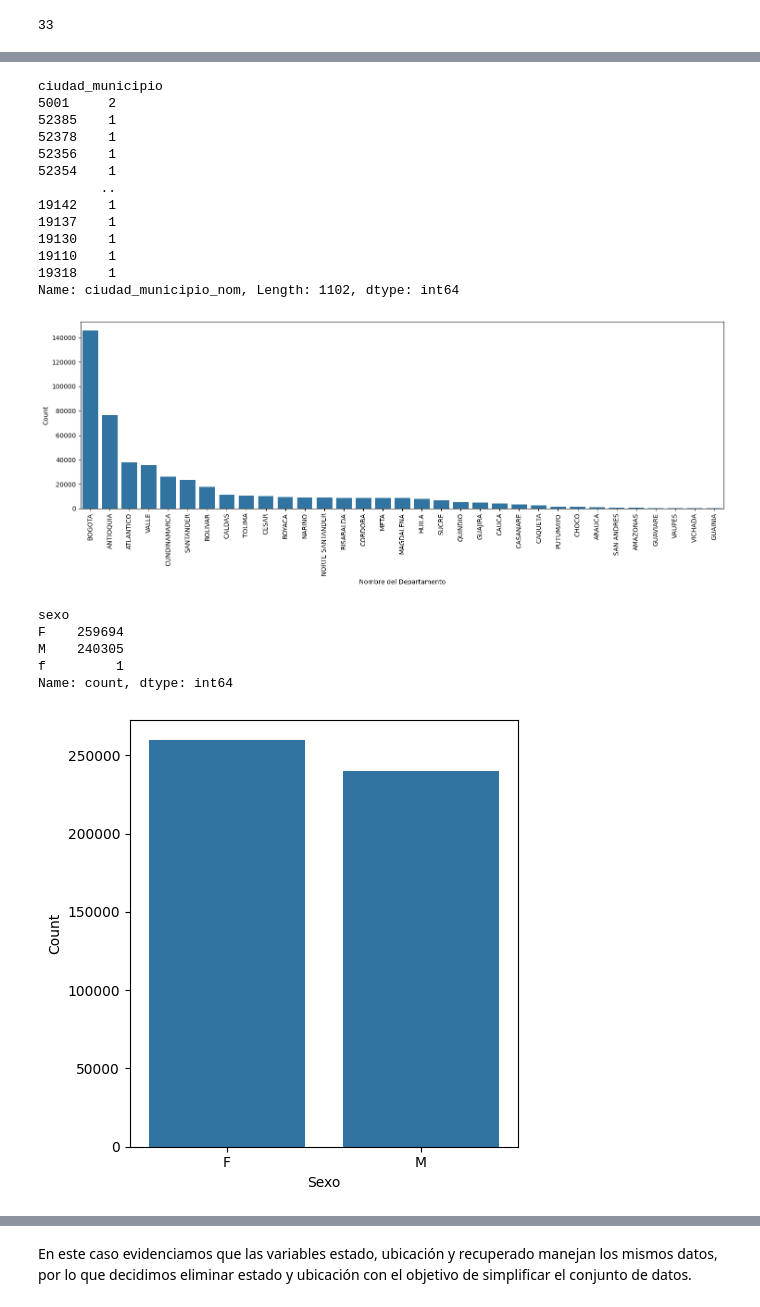
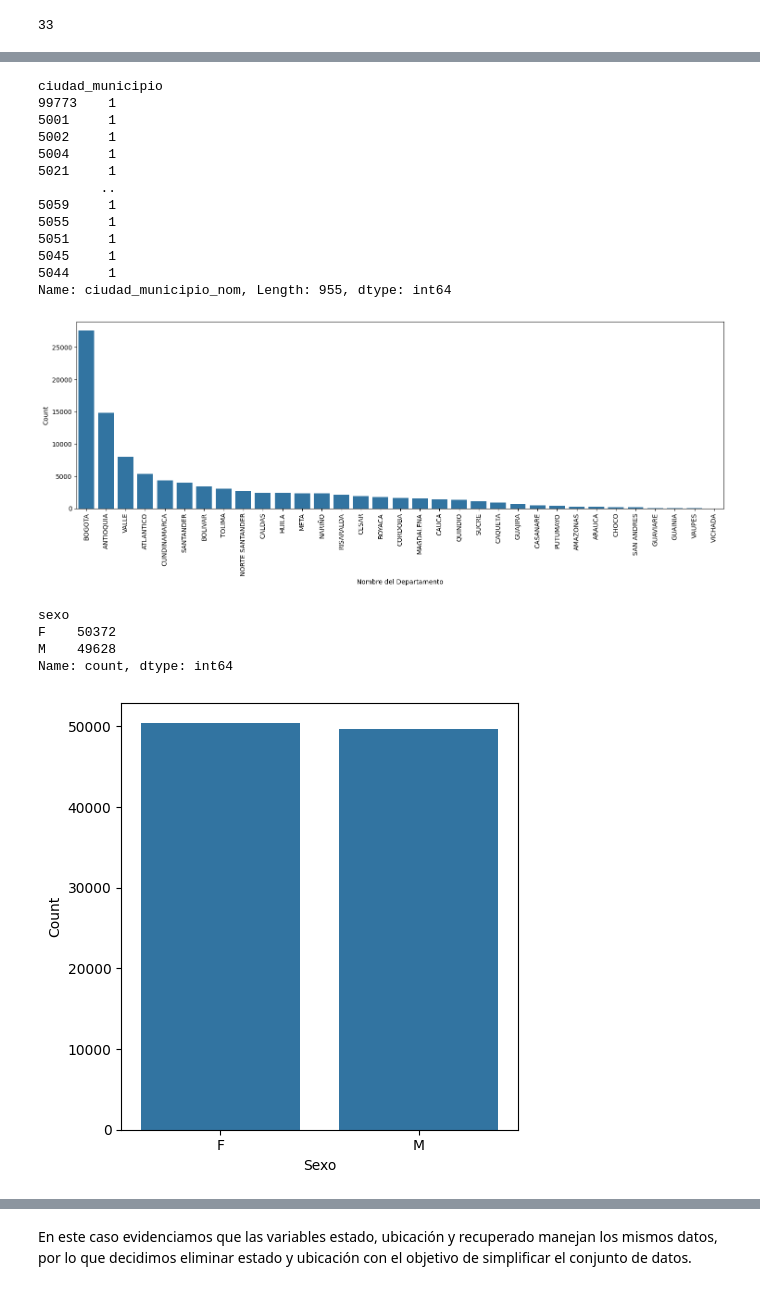
Before and after one commit to 4GeeksAcademy/remelop_Machine_Learning_Final_Project, a Jupyter notebook: src/Final_Project.ipynb, the cells around one changed output, grey strips where cells are left out. Saved outputs shown, nothing was run; the diff lists cells and outputs as text; code cells hidden in the pictures.

```diff
--- a/src/Final_Project.ipynb
+++ b/src/Final_Project.ipynb
@@ -36,7 +36,8 @@ client = Socrata("www.datos.gov.co", None)
 WARNING:root:Requests made without an app_token will be subject to strict throttling limits.
 # %%
 # Primeros 100000 resultados, devueltos como JSON desde la API / convertidos a lista de diccionarios de Python por sodapy.
-results = client.get("gt2j-8ykr", limit=500000)
+n = 100000
+results = client.get("gt2j-8ykr", limit=n)
 # %%
 # Conversión de los datos a un DataFrame con Pandas
 results_df = pd.DataFrame.from_records(results)
@@ -270,18 +271,18 @@ unique_pairs_c
 print(unique_pairs_c.groupby('ciudad_municipio')['ciudad_municipio_nom'].nunique().sort_values(ascending=False))
 # %% [output]
 ciudad_municipio
-5001     2
-52385    1
-52378    1
-52356    1
-52354    1
+99773    1
+5001     1
+5002     1
+5004     1
+5021     1
         ..
-19142    1
-19137    1
-19130    1
-19110    1
-19318    1
-Name: ciudad_municipio_nom, Length: 1102, dtype: int64
+5059     1
+5055     1
+5051     1
+5045     1
+5044     1
+Name: ciudad_municipio_nom, Length: 955, dtype: int64
 # %%
 departamento_nom = data_c["departamento_nom"].value_counts()
 # %%
@@ -291,28 +292,27 @@ plt.xticks(rotation=90)
 plt.tight_layout()
 plt.show()
 # %% [output]
-[figure, old version]
+[figure, new version]
 # %%
 # Sexo
 sexo=data_c["sexo"].value_counts()
 print(f"{sexo}")
 # %% [output]
 sexo
-F    259694
-M    240305
-f         1
+F    50372
+M    49628
 Name: count, dtype: int64
 # %%
-data_c['sexo'] = data_c['sexo'].replace('f', 'F')
-sexo=data_c["sexo"].value_counts()
+# data_c['sexo'] = data_c['sexo'].replace('f', 'F')
+# sexo=data_c["sexo"].value_counts()
 # %%
 plt.figure(figsize=(5,5))
-sns.barplot(x=sexo.index, y=sexo.values).set(xlabel = "Sexo", ylabel = "Count", title = None)
-#plt.xticks(rotation=90)
+ax = sns.barplot(x=sexo.index, y=sexo.values).set(xlabel = "Sexo", ylabel = "Count", title = None)
+
 plt.tight_layout()
 plt.show()
 # %% [output]
-[figure, old version]
+[figure, new version]
 # %%
 data_c = pd.get_dummies(data_c, columns = ['sexo'])
 # %%
```
Also changed, not shown: parts of 38 cells of this notebook, 1 other file.
